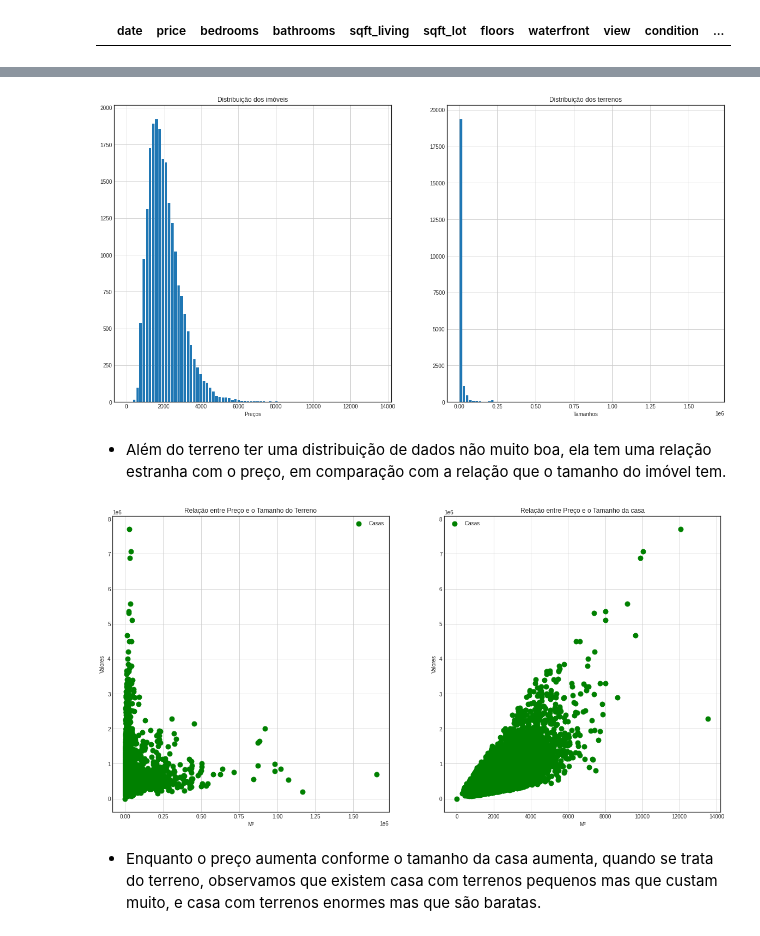
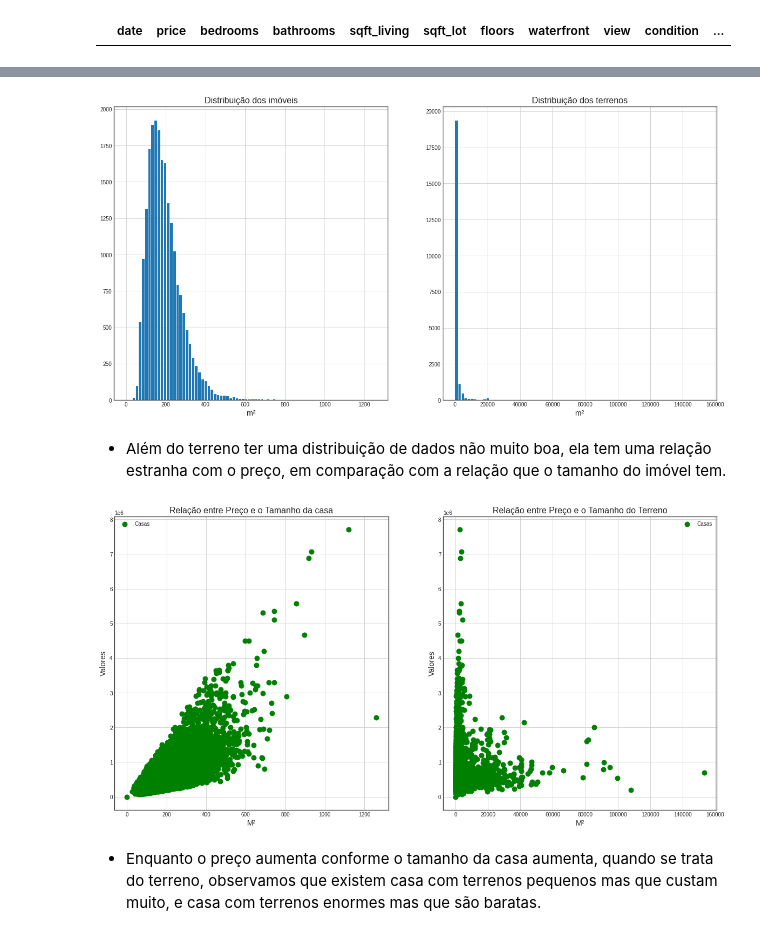
Before and after one commit to LucasGleysson/Senac_ML, a Jupyter notebook: ML_Projeto_Final.ipynb, the cells around one changed output, grey strips where cells are left out. Drawn from its saved outputs; the diff is of its cells as text; code cells hidden in the pictures.

```diff
--- a/ML_Projeto_Final.ipynb
+++ b/ML_Projeto_Final.ipynb
@@ -96,4 +87,0 @@ Name: waterfront, dtype: int64
-# %%
-# Corrigindo pequeno erro em waterfront
-houses.loc[houses['waterfront'] == 3] = 1
-houses.loc[houses['waterfront'] == 3]
@@ -290,0 +261,12 @@ houses.loc[houses['bedrooms'] == 33]
+# %%
+def converter_sqft(sqft):
+  m2 = sqft / 10.764
+  return m2
+
+# Convertendo de feet² para metro²
+houses['sqft_living'] = houses['sqft_living'].map(converter_sqft)
+houses['sqft_living15'] = houses['sqft_living15'].map(converter_sqft)
+houses['sqft_lot'] = houses['sqft_lot'].map(converter_sqft)
+houses['sqft_lot15'] = houses['sqft_lot15'].map(converter_sqft)
+houses['sqft_above'] = houses['sqft_above'].map(converter_sqft)
+houses['sqft_basement'] = houses['sqft_basement'].map(converter_sqft)
@@ -295,21 +290,21 @@ plt.figure(figsize=(20,10))
 # Relação do tamanho do terreno com o preço do imóvel
 plt.subplot(1,2,1)
 plt.hist(houses['sqft_living'], rwidth=0.8, bins=80)
-plt.title('Distribuição dos imóveis')
-plt.xlabel('Preços')
+plt.title('Distribuição dos imóveis', fontsize=16)
+plt.xlabel('m²', fontsize=14)
 plt.grid(True)
 
 # Relação do tamanho do imóvel com o preço
 
 plt.subplot(1,2,2)
 plt.hist(houses['sqft_lot'], rwidth=0.8, bins=80)
-plt.title('Distribuição dos terrenos')
-plt.xlabel('Tamanhos')
+plt.title('Distribuição dos terrenos', fontsize=16)
+plt.xlabel('m²', fontsize=14)
 plt.grid(True)
 
 plt.show()
 # %% [output]
-[figure, old version]
+[figure, new version]
 # %% [markdown]
 
 
@@ -317,28 +312,28 @@ plt.show()
 # %%
 plt.style.use('seaborn-white')
 plt.figure(figsize=(20,10))
 
+# Relação do tamanho do imóvel com o preço
+plt.subplot(1,2,1)
+plt.scatter(houses['sqft_living'],houses['price'], s=80, color='green')
+plt.title('Relação entre Preço e o Tamanho da casa', fontsize=16)
+plt.xlabel('M²', fontsize=14)
+plt.ylabel('Valores', fontsize=14)
+plt.legend(['Casas'], loc='upper left')
+plt.grid(True)
+
 # Relação do tamanho do terreno com o preço do imóvel
-plt.subplot(1,2,1)
+plt.subplot(1,2,2)
 plt.scatter(houses['sqft_lot'],houses['price'], s=80, color='green')
-plt.title('Relação entre Preço e o Tamanho do Terreno')
-plt.xlabel('M²')
-plt.ylabel('Valores')
+plt.title('Relação entre Preço e o Tamanho do Terreno', fontsize=16)
+plt.xlabel('M²', fontsize=14)
+plt.ylabel('Valores', fontsize=14)
 plt.legend(['Casas'], loc='upper right')
 plt.grid(True)
 
-# Relação do tamanho do imóvel com o preço
-plt.subplot(1,2,2)
-plt.scatter(houses['sqft_living'],houses['price'], s=80, color='green')
-plt.title('Relação entre Preço e o Tamanho da casa')
-plt.xlabel('M²')
-plt.ylabel('Valores')
-plt.legend(['Casas'], loc='upper left')
-plt.grid(True)
-
 plt.show()
 # %% [output]
-[figure, old version]
+[figure, new version]
 # %% [markdown]
 - Enquanto o preço aumenta conforme o tamanho da casa aumenta, quando se trata do terreno, observamos que existem casa com terrenos pequenos mas que custam muito, e casa com terrenos enormes mas que são baratas.
 # %% [markdown]
```
Also changed, not shown: parts of 32 cells of this notebook.
